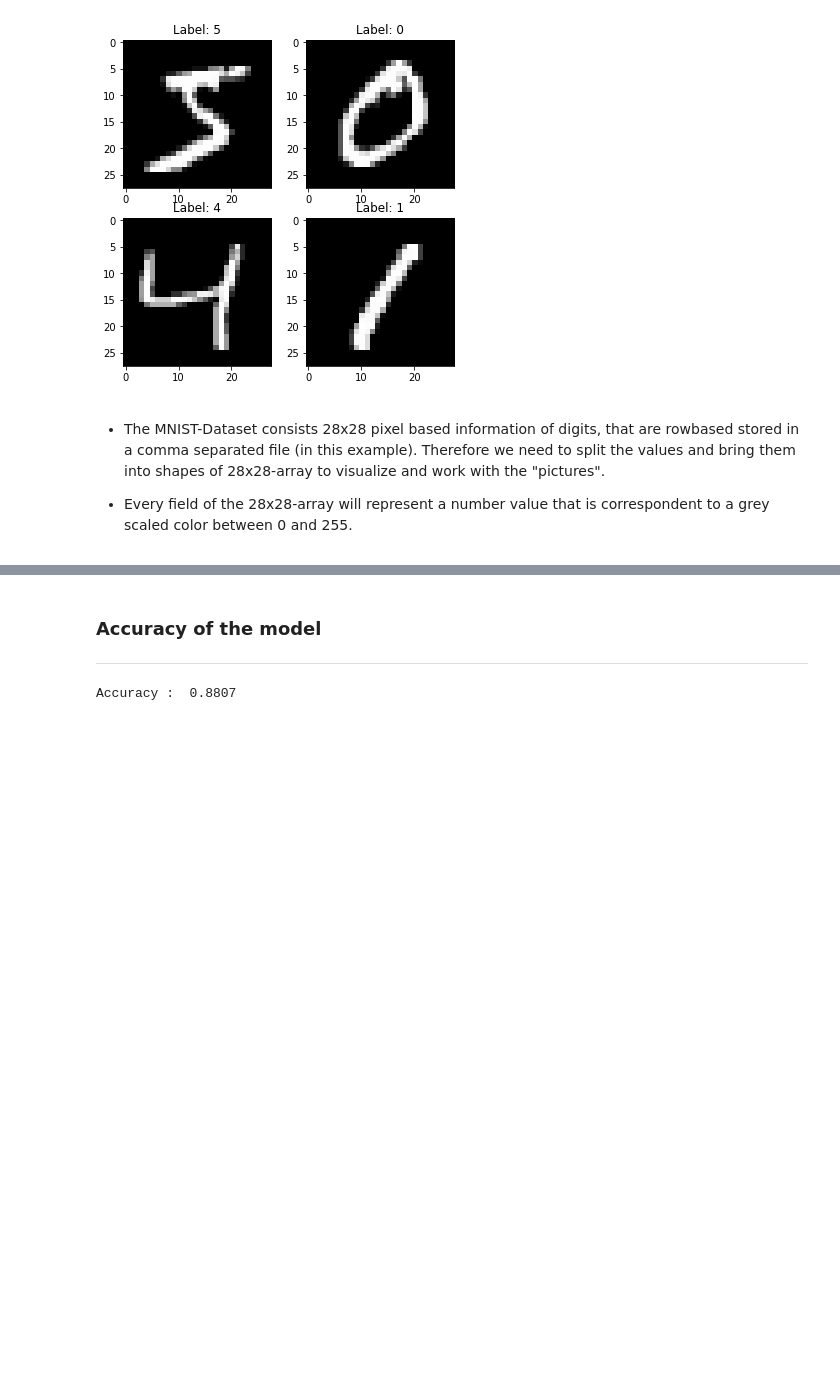
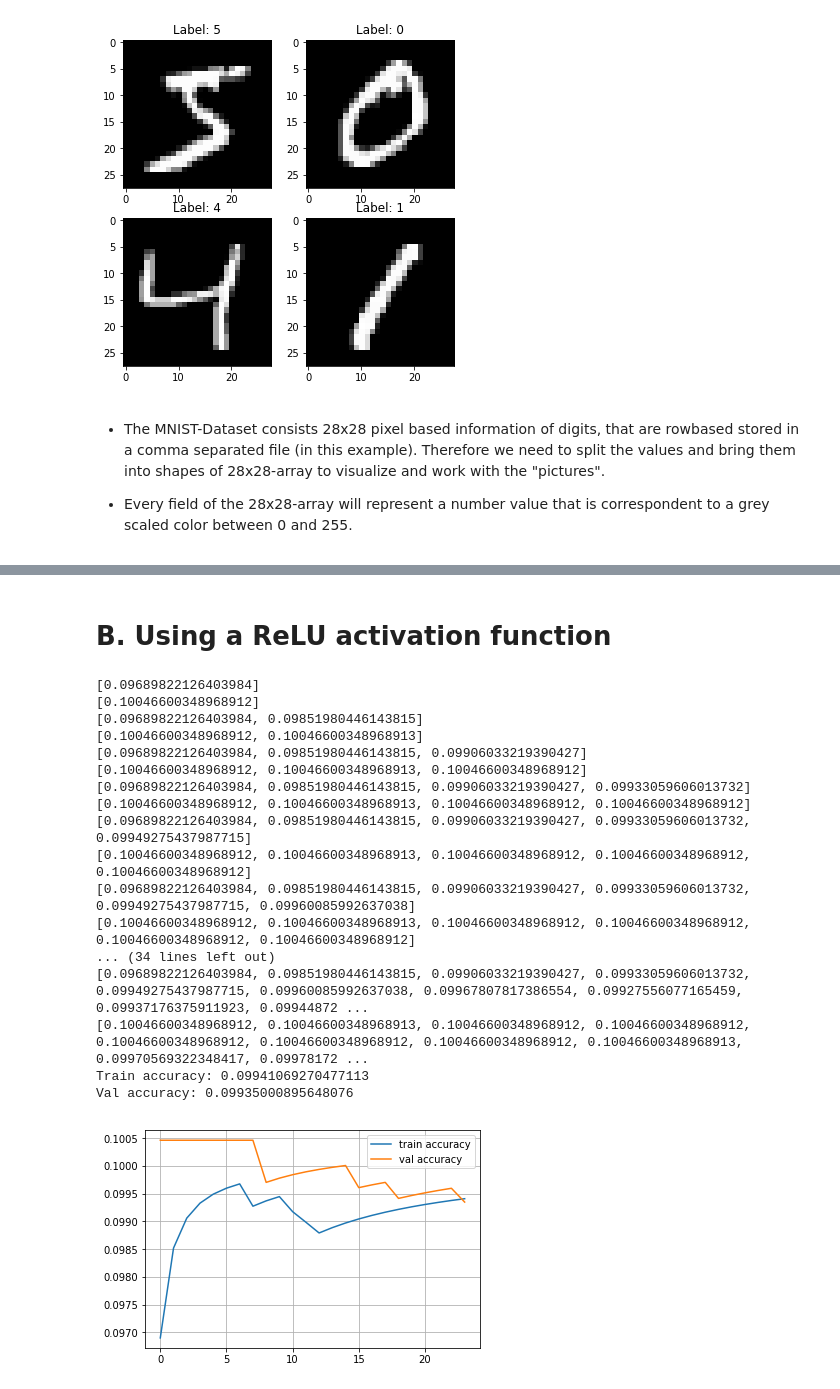
Before and after one commit to rokhaya-sonko/Machine-Learning, a Jupyter notebook: neural_network_from_scratch.ipynb, the cells around one changed output, grey strips where cells are left out. Saved outputs shown, nothing was run; the diff lists cells and outputs as text; code cells hidden in the pictures; blank space fills up the shorter version.

```diff
--- a/neural_network_from_scratch.ipynb
+++ b/neural_network_from_scratch.ipynb
@@ -319,17 +333,50 @@ print("-------------------------------\n")
-# %% [markdown]
-### Accuracy of the model
----
-# %%
-# % of accurate result (Second Generation)
-correct = 0
-
-for k in range (x_test.shape[0]):
-    d = x_test[k]
-    label = y_test[k]
-    if np.argmax(gen_two[k]) == np.argmax(label):
-        correct += 1
-    k+=1
-
-print("Accuracy : ", correct/k)
-# %% [output]
-Accuracy :  0.8807
+# %% [markdown]
+# B. Using a ReLU activation function
+# %%
+def ReLU(x):
+    return x * (x > 0)
+
+def dReLU(x):
+    return 1. * (x > 0)
+# %%
+def run_net(Layer1, Layer2, epochs):
+    # Network (3 weigthed layers)
+    network = neuralNetwork()
+    network.add_layer(Dense(28*28, Layer1))
+    network.add_layer(ActivateLayer(ReLU, dReLU))
+    network.add_layer(Dense(Layer1, Layer2))
+    network.add_layer(ActivateLayer(ReLU,dReLU))
+    network.add_layer(Dense(Layer2, 10))
+    network.add_layer(ActivateLayer(ReLU, dReLU))
+
+    # train on 1000 samples
+    # training will be slow if we update at each iteration on 60000 samples
+    # compromise with 250 epochs for the precision & time with L1 of 100 and L2 of 50 neurons
+    network.use_lossfunc(mse_loss, mse_loss_derivative)
+    #network.train_network(X_train[0:1000], y_train[0:1000], epochs, learningRate=0.1)
+    network.plot_learning_curves(X_train[0:1000], X_test[0:1000], y_train[0:1000], y_test[0:1000], size=epochs, iterations=25, learning_rate=0.01)
+
+
+predict_digit = run_net(300, 100, 25)
+# input_layer : 784 nodes
+# Hidden Layer 1 : 300 nodes
+# Hidden Layer 2 : 100 nodes
+# %% [output]
+[0.09689822126403984]
+[0.10046600348968912]
+[0.09689822126403984, 0.09851980446143815]
+[0.10046600348968912, 0.10046600348968913]
+[0.09689822126403984, 0.09851980446143815, 0.09906033219390427]
+[0.10046600348968912, 0.10046600348968913, 0.10046600348968912]
+[0.09689822126403984, 0.09851980446143815, 0.09906033219390427, 0.09933059606013732]
+[0.10046600348968912, 0.10046600348968913, 0.10046600348968912, 0.10046600348968912]
+[0.09689822126403984, 0.09851980446143815, 0.09906033219390427, 0.09933059606013732, 0.09949275437987715]
+[0.10046600348968912, 0.10046600348968913, 0.10046600348968912, 0.10046600348968912, 0.10046600348968912]
+[0.09689822126403984, 0.09851980446143815, 0.09906033219390427, 0.09933059606013732, 0.09949275437987715, 0.09960085992637038]
+[0.10046600348968912, 0.10046600348968913, 0.10046600348968912, 0.10046600348968912, 0.10046600348968912, 0.10046600348968912]
+... (34 lines left out)
+[0.09689822126403984, 0.09851980446143815, 0.09906033219390427, 0.09933059606013732, 0.09949275437987715, 0.09960085992637038, 0.09967807817386554, 0.09927556077165459, 0.09937176375911923, 0.09944872 ...
+[0.10046600348968912, 0.10046600348968913, 0.10046600348968912, 0.10046600348968912, 0.10046600348968912, 0.10046600348968912, 0.10046600348968912, 0.10046600348968913, 0.09970569322348417, 0.09978172 ...
+Train accuracy: 0.09941069270477113
+Val accuracy: 0.09935000895648076
+[figure, added]
```
Also changed, not shown: parts of 7 cells of this notebook.
